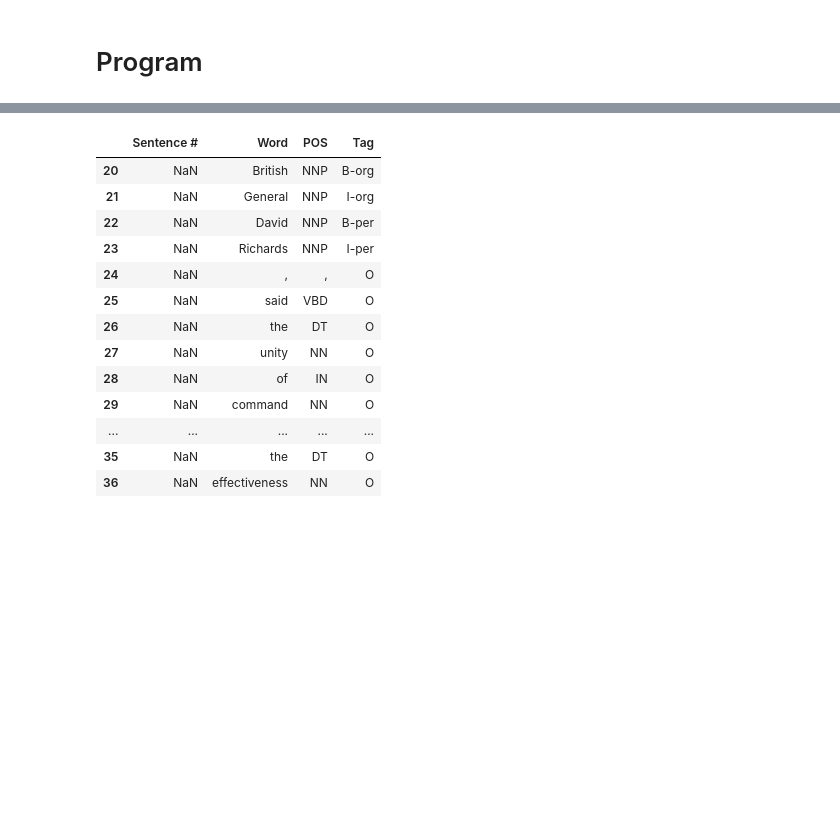
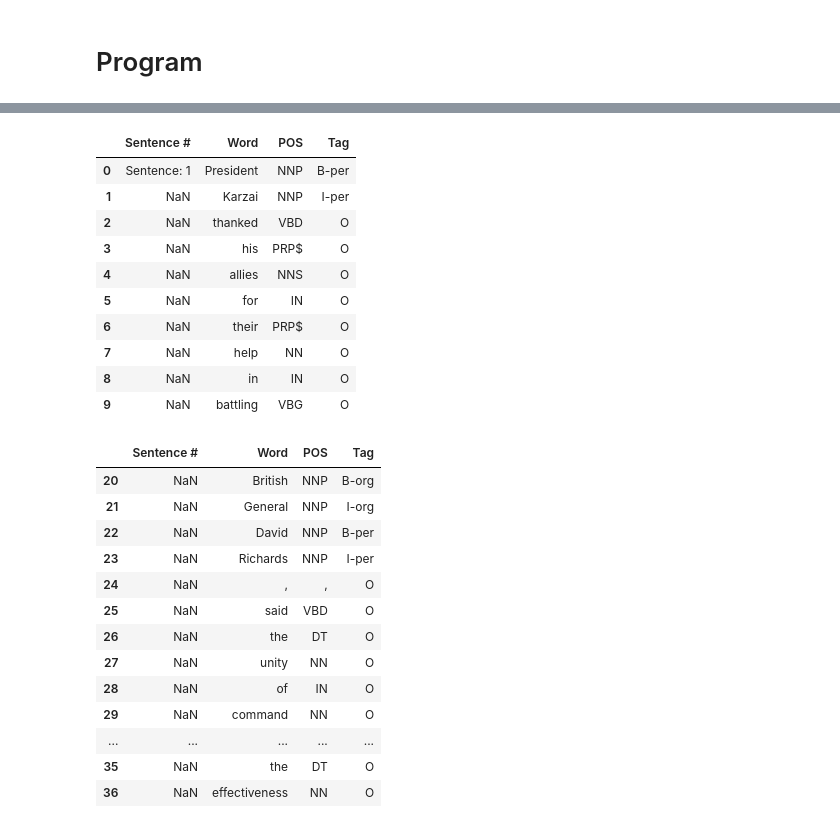
Before and after one commit to ujipet/TextMining, a Jupyter notebook: TextMining.ipynb, the cells around one changed output, grey strips where cells are left out. Drawn from its saved outputs; the diff is of its cells as text; code cells hidden in the pictures; blank space fills up the shorter version.

```diff
--- a/TextMining.ipynb
+++ b/TextMining.ipynb
@@ -434,3 +301,17 @@ def stemProcess(dfIn,stemmer):
+# %%
+train1.head(10)
+# %% [output]
+|  | Sentence # | Word | POS | Tag |
+| 0 | Sentence: 1 | President | NNP | B-per |
+| 1 | NaN | Karzai | NNP | I-per |
+| 2 | NaN | thanked | VBD | O |
+| 3 | NaN | his | PRP$ | O |
+| 4 | NaN | allies | NNS | O |
+| 5 | NaN | for | IN | O |
+| 6 | NaN | their | PRP$ | O |
+| 7 | NaN | help | NN | O |
+| 8 | NaN | in | IN | O |
+| 9 | NaN | battling | VBG | O |
 # %%
 miniTrain = df[20:40]
 miniTrain
```
Also changed, not shown: parts of 28 cells of this notebook.
